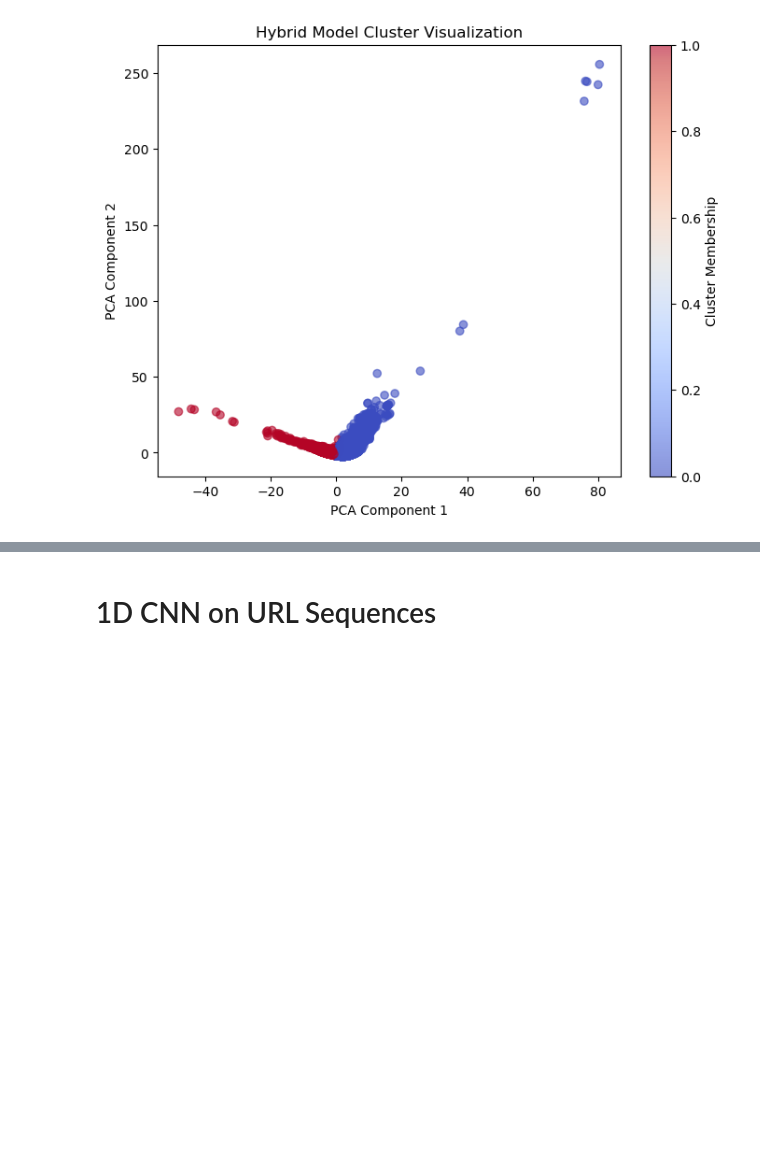
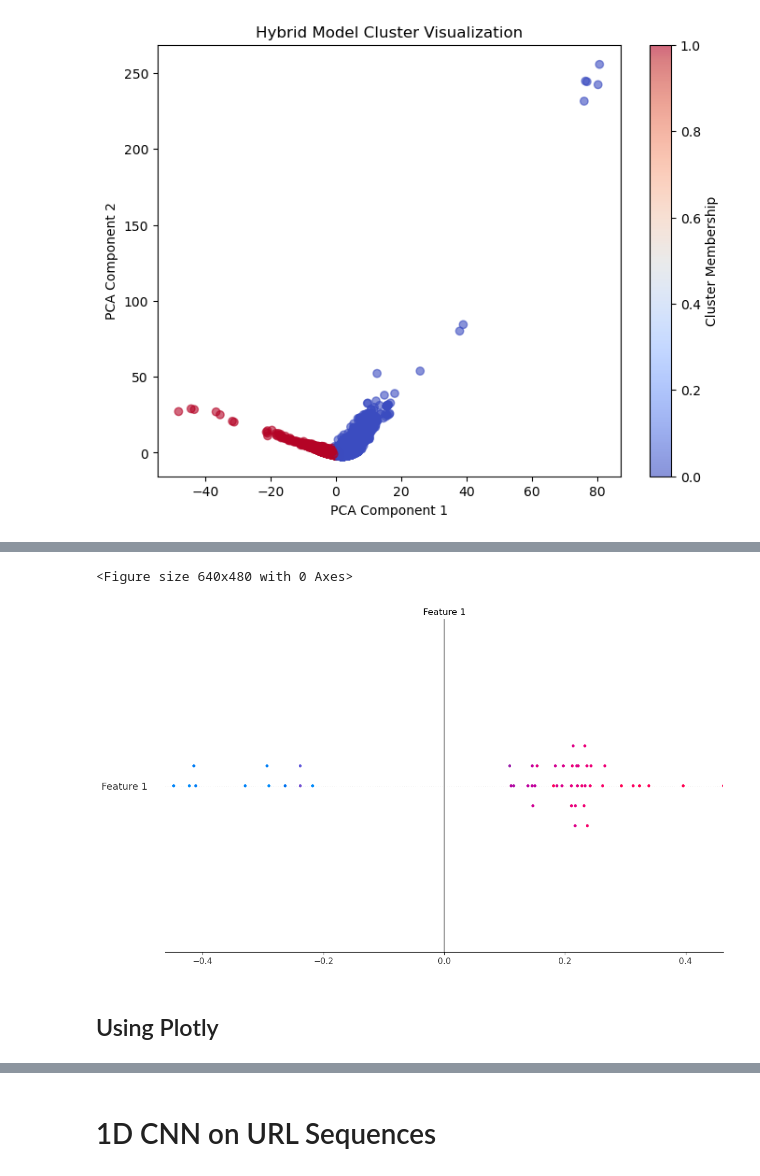
Before and after one commit to shivani309/Phishing-url-detection, a Jupyter notebook: Clustering/Fuzzycmeansandnn.ipynb, the cells around one changed output, grey strips where cells are left out. Saved outputs shown, nothing was run; the diff lists cells and outputs as text; code cells hidden in the pictures; blank space fills up the shorter version.

Commit message:
model interpretability, SHAP

```diff
--- a/Clustering/Fuzzycmeansandnn.ipynb
+++ b/Clustering/Fuzzycmeansandnn.ipynb
@@ -229,0 +240,10 @@ Average accuracy: 99.99%
+# %%
+import shap
+
+# Use the last trained model and scaled data (or pick any fold)
+explainer = shap.KernelExplainer(model.predict, X_train_scaled[:100])  # Limit to 100 samples for performance
+shap_values = explainer.shap_values(X_test_scaled[:50])  # Explain 50 test samples
+
+# Plot summary of feature importance
+shap.summary_plot(shap_values, X_test_scaled[:50], feature_names=[f'Feature {i+1}' for i in range(X_fcm.shape[1])])
+# %% [output]
@@ -229,0 +268,4 @@ Average accuracy: 99.99%
+<Figure size 640x480 with 0 Axes>
+[figure, added]
+# %% [markdown]
+## Using Plotly
```
Also changed, not shown: parts of 14 cells of this notebook, 2 other files.
